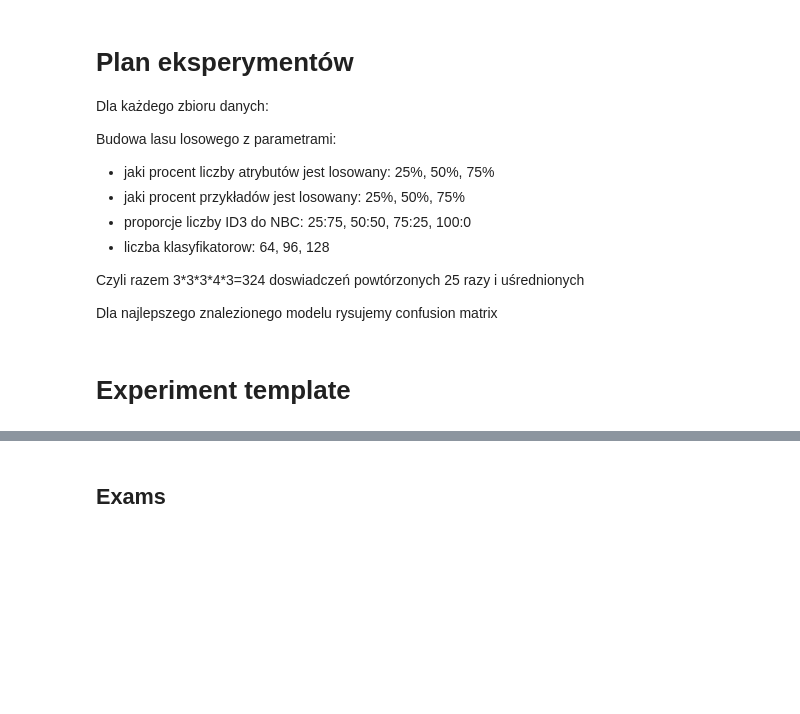
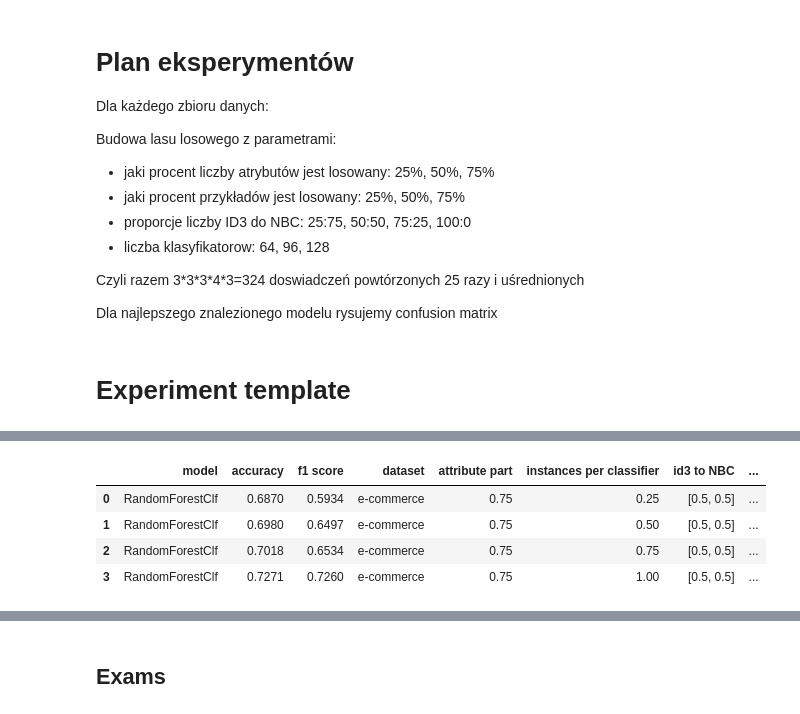
Before and after one commit to kamil-szczepanik/UMA-Random-Forest-with-NBC, a Jupyter notebook: experiments/experiments_notebook.ipynb, the cells around one changed output, grey strips where cells are left out. Cells and saved outputs as stored; diff of their text form; code cells hidden in the pictures; blank space fills up the shorter version.

```diff
--- a/experiments/experiments_notebook.ipynb
+++ b/experiments/experiments_notebook.ipynb
@@ -121,0 +215,22 @@ DATASET: exams
+# %%
+experiment_repetitions = 1
+dataset_loadDataset_valMethod = [("e-commerce", get_ecommerce_dataset)]
+model_param_attribute_part = [0.75]
+model_param_instances_per_classifier = [0.25, 0.5, 0.75, 1.0]
+model_param_id3_to_NBC = [[0.50, 0.50]]
+model_param_num_of_classifiers = [96]
+
+exp2_models_results_df = experiment("exp2-model_param_instances_per_classifier", experiment_repetitions,
+               dataset_loadDataset_valMethod,
+               model_param_attribute_part,
+               model_param_instances_per_classifier,
+               model_param_id3_to_NBC,
+               model_param_num_of_classifiers)
+# %%
+exp2_models_results_df
+# %% [output]
+|  | model | accuracy | f1 score | dataset | attribute part | instances per classifier | id3 to NBC | ... |
+| 0 | RandomForestClf | 0.6870 | 0.5934 | e-commerce | 0.75 | 0.25 | [0.5, 0.5] | ... |
+| 1 | RandomForestClf | 0.6980 | 0.6497 | e-commerce | 0.75 | 0.50 | [0.5, 0.5] | ... |
+| 2 | RandomForestClf | 0.7018 | 0.6534 | e-commerce | 0.75 | 0.75 | [0.5, 0.5] | ... |
+| 3 | RandomForestClf | 0.7271 | 0.7260 | e-commerce | 0.75 | 1.00 | [0.5, 0.5] | ... |
```
Also changed, not shown: parts of 47 cells of this notebook, 11 other files.
